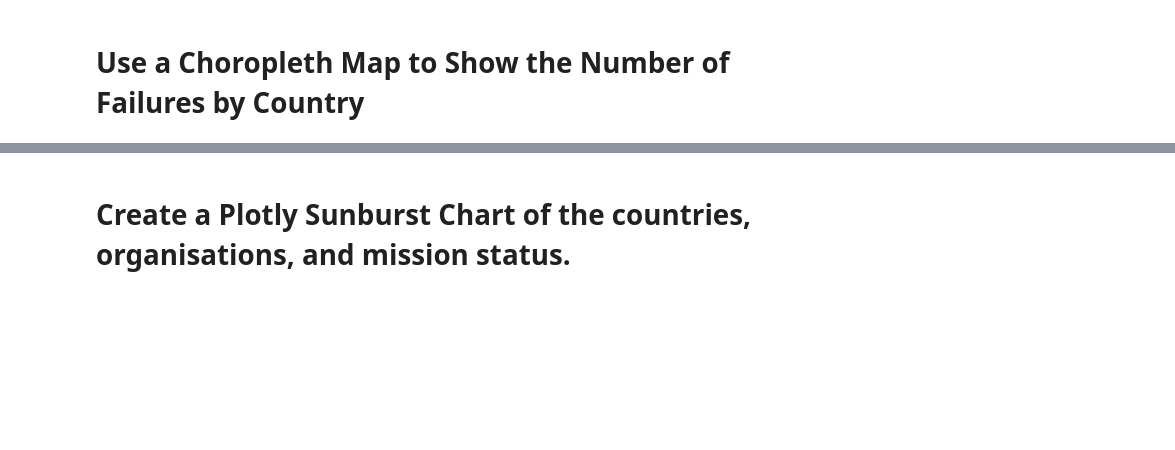
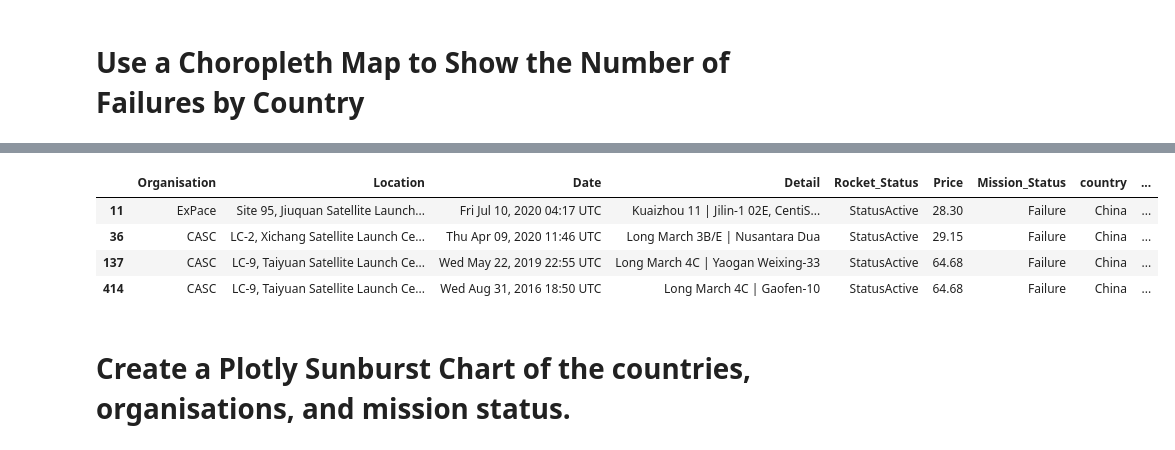
Before and after one commit to cdosorio/python-100-days, a Jupyter notebook: 098-pandas-space-race/Space_Missions_Analysis_(start).ipynb, the cells around one changed output, grey strips where cells are left out. Drawn from its saved outputs; the diff is of its cells as text; code cells hidden in the pictures; blank space fills up the shorter version.

Commit message:
day 98: added country iso3 and charts

```diff
--- a/098-pandas-space-race/Space_Missions_Analysis_(start).ipynb
+++ b/098-pandas-space-race/Space_Missions_Analysis_(start).ipynb
@@ -305,2 +323,4 @@ df_russia.shape
 # %%
 # convert to iso country code
+df_cleaned['country_iso3'] = [pc.countries.lookup(x).alpha_3 for x in df_cleaned['country']]
+df_cleaned.head()
@@ -308,0 +347,10 @@ df_russia.shape
+# %%
+# check
+rslt_df = df_cleaned[(df_cleaned['Mission_Status'] == "Failure") & (df_cleaned['country'] == "China")]
+rslt_df.head()
+# %% [output]
+|  | Organisation | Location | Date | Detail | Rocket_Status | Price | Mission_Status | country | ... |
+| 11 | ExPace | Site 95, Jiuquan Satellite Launch... | Fri Jul 10, 2020 04:17 UTC | Kuaizhou 11 | Jilin-1 02E, CentiS... | StatusActive | 28.30 | Failure | China | ... |
+| 36 | CASC | LC-2, Xichang Satellite Launch Ce... | Thu Apr 09, 2020 11:46 UTC | Long March 3B/E | Nusantara Dua | StatusActive | 29.15 | Failure | China | ... |
+| 137 | CASC | LC-9, Taiyuan Satellite Launch Ce... | Wed May 22, 2019 22:55 UTC | Long March 4C | Yaogan Weixing-33 | StatusActive | 64.68 | Failure | China | ... |
+| 414 | CASC | LC-9, Taiyuan Satellite Launch Ce... | Wed Aug 31, 2016 18:50 UTC | Long March 4C | Gaofen-10 | StatusActive | 64.68 | Failure | China | ... |
```
Also changed, not shown: parts of 12 cells of this notebook.
